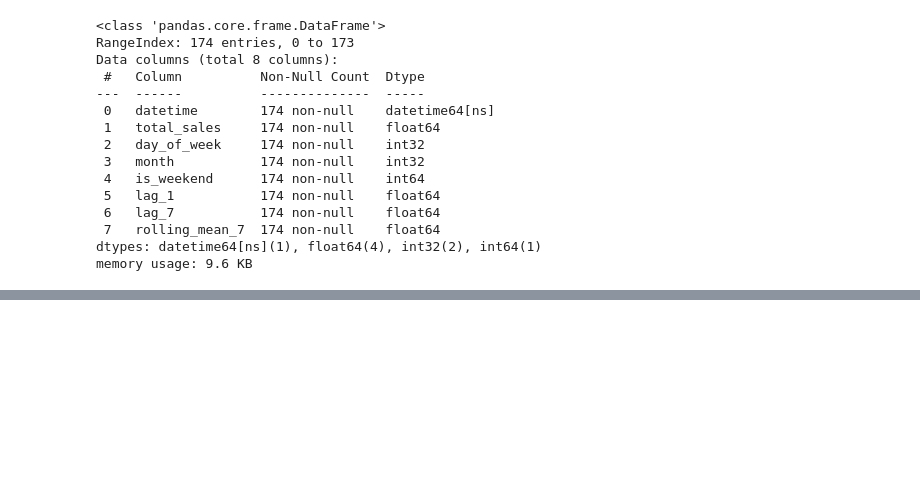
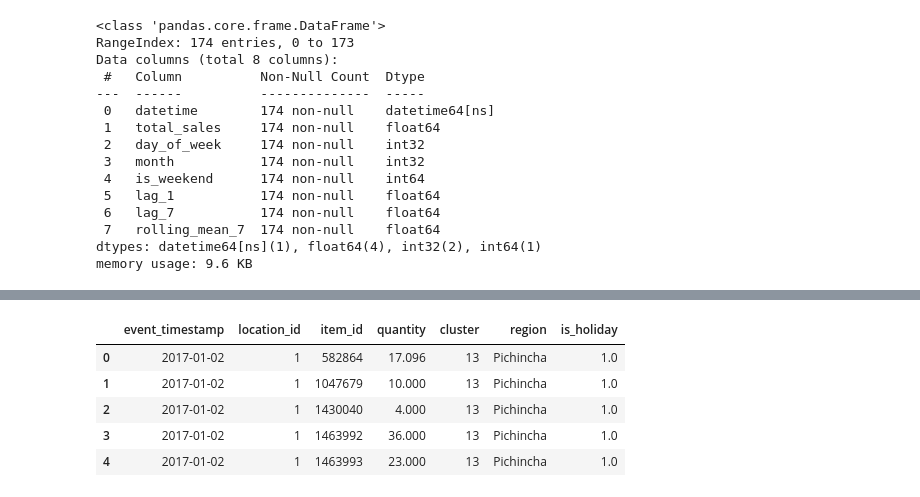
Before and after one commit to arjun-s-15/ERP-Project, a Jupyter notebook: ML-service/data_transformation.ipynb, the cells around one changed output, grey strips where cells are left out. Drawn from its saved outputs; the diff is of its cells as text; code cells hidden in the pictures; blank space fills up the shorter version.

```diff
--- a/ML-service/data_transformation.ipynb
+++ b/ML-service/data_transformation.ipynb
@@ -221,0 +224,5 @@ df_daily.info()
+# %%
+import pandas as pd
+
+df = pd.read_parquet("datasets/transformed_sample_dataset_6m.parquet")
+df.info()
@@ -221,0 +244,9 @@ df_daily.info()
+# %%
+df.head()
+# %% [output]
+|  | event_timestamp | location_id | item_id | quantity | cluster | region | is_holiday |
+| 0 | 2017-01-02 | 1 | 582864 | 17.096 | 13 | Pichincha | 1.0 |
+| 1 | 2017-01-02 | 1 | 1047679 | 10.000 | 13 | Pichincha | 1.0 |
+| 2 | 2017-01-02 | 1 | 1430040 | 4.000 | 13 | Pichincha | 1.0 |
+| 3 | 2017-01-02 | 1 | 1463992 | 36.000 | 13 | Pichincha | 1.0 |
+| 4 | 2017-01-02 | 1 | 1463993 | 23.000 | 13 | Pichincha | 1.0 |
```
Also changed, not shown: parts of 21 cells of this notebook, 2 other files.
